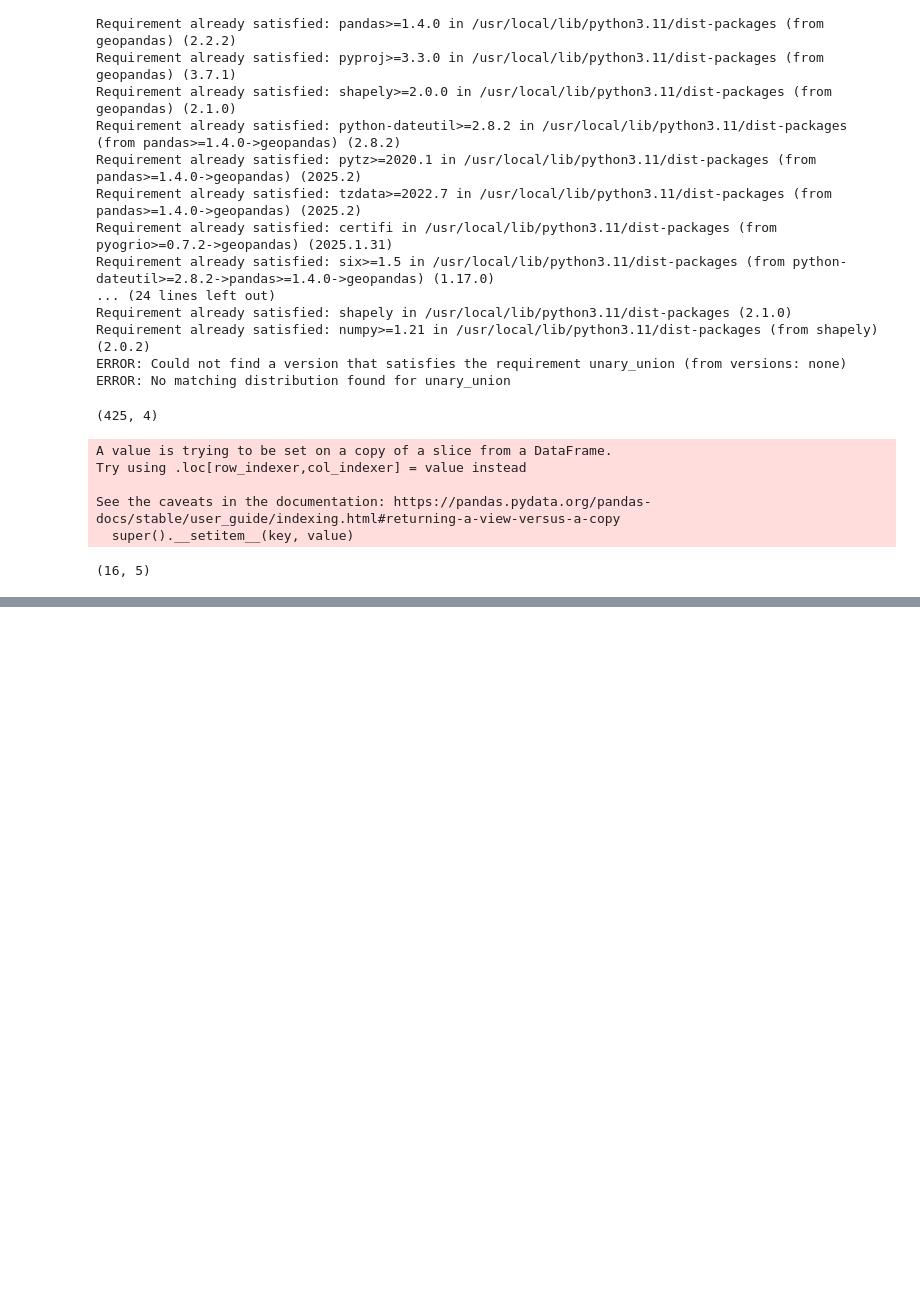
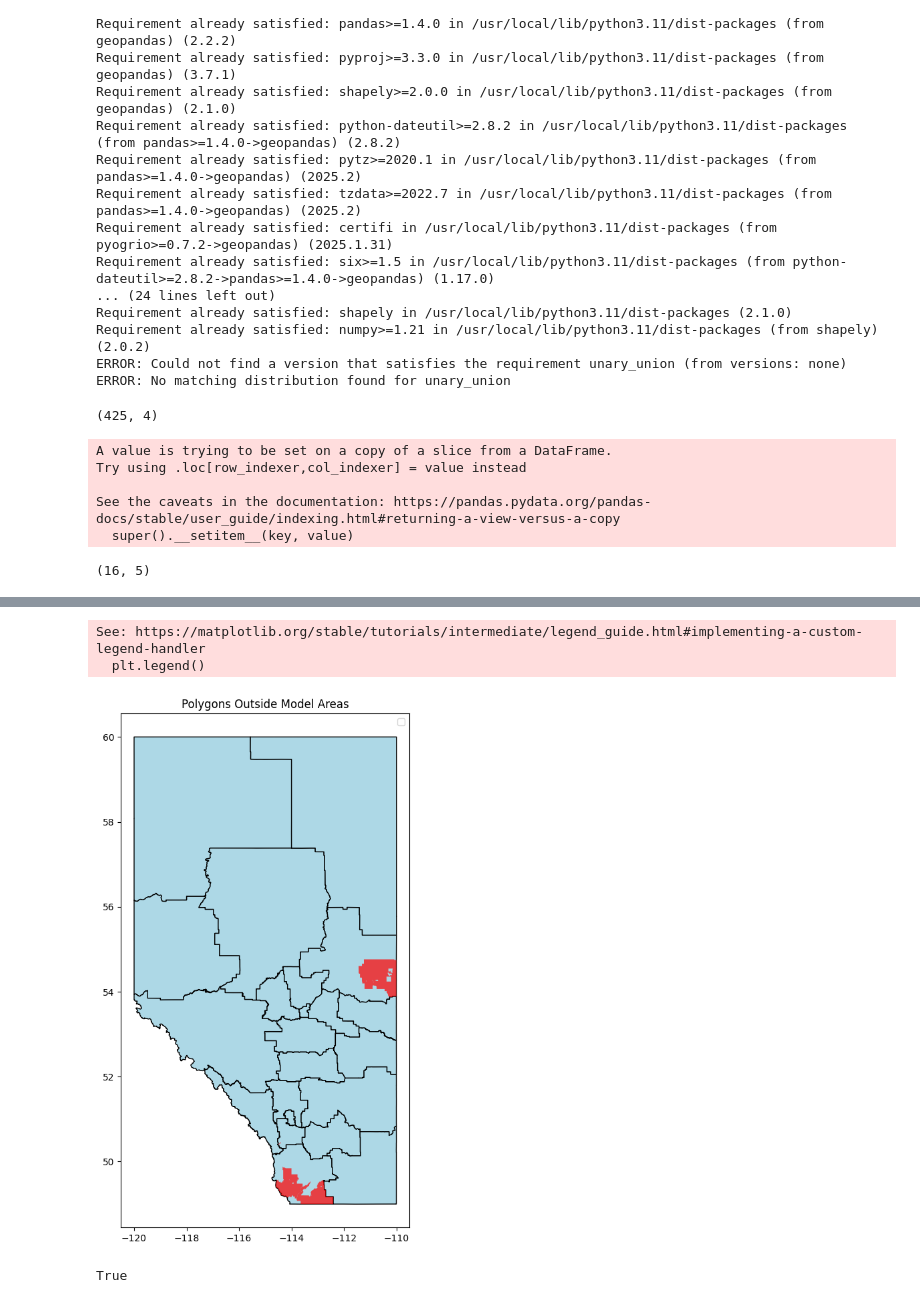
Before and after one commit to Laxmi884/PSTR, a Jupyter notebook: Functions.ipynb, the cells around one changed output, grey strips where cells are left out. Saved outputs shown, nothing was run; the diff lists cells and outputs as text; code cells hidden in the pictures; blank space fills up the shorter version.

```diff
--- a/Functions.ipynb
+++ b/Functions.ipynb
@@ -92,0 +114,2 @@ df.shape
+# %%
+multi_polys = multi_polys.explode(index_parts = False).reset_index(drop=True)
@@ -92,0 +136,8 @@ df.shape
+# %%
+multi_polys = multi_polys.sjoin(model_areas[['ModelAreaName','geometry']],how='left',predicate='intersects')
+# %%
+multi_polys = multi_polys.sjoin(
+    model_areas[['ModelAreaName', 'geometry']],
+    how='left',
+    predicate='within'
+)
@@ -92,0 +158,24 @@ df.shape
+# %%
+outside_polygons = multi_polys[multi_polys['ModelAreaName'].isna()]
+# %%
+import matplotlib.pyplot as plt
+
+# Plot the model_areas
+fig, ax = plt.subplots(figsize=(10, 10))
+model_areas.plot(ax=ax, color='lightblue', edgecolor='black', label='Model Areas')
+
+# Plot the outside polygons
+outside_polygons.plot(ax=ax, color='red', alpha=0.7, label='Outside Polygons')
+
+# Add legend and title
+plt.legend()
+plt.title('Polygons Outside Model Areas')
+plt.show()
+# %% [output]
+See: https://matplotlib.org/stable/tutorials/intermediate/legend_guide.html#implementing-a-custom-legend-handler
+  plt.legend()
+[figure, added]
+# %%
+print(model_areas.is_valid.all())
+# %% [output]
+True
```
Also changed, not shown: parts of 3 cells of this notebook.
